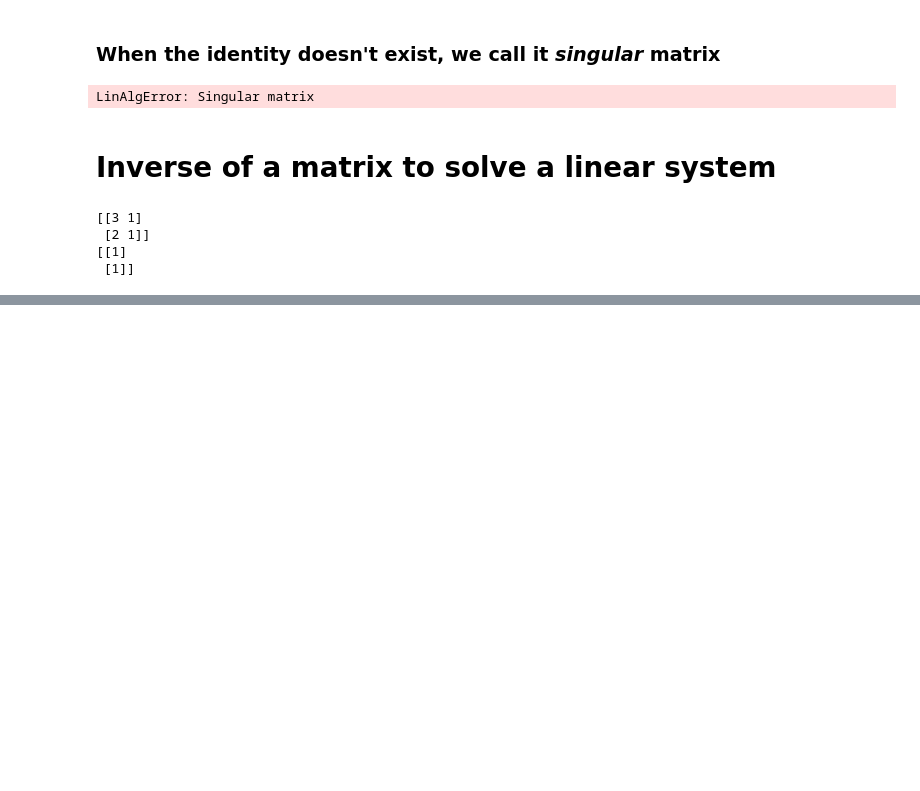
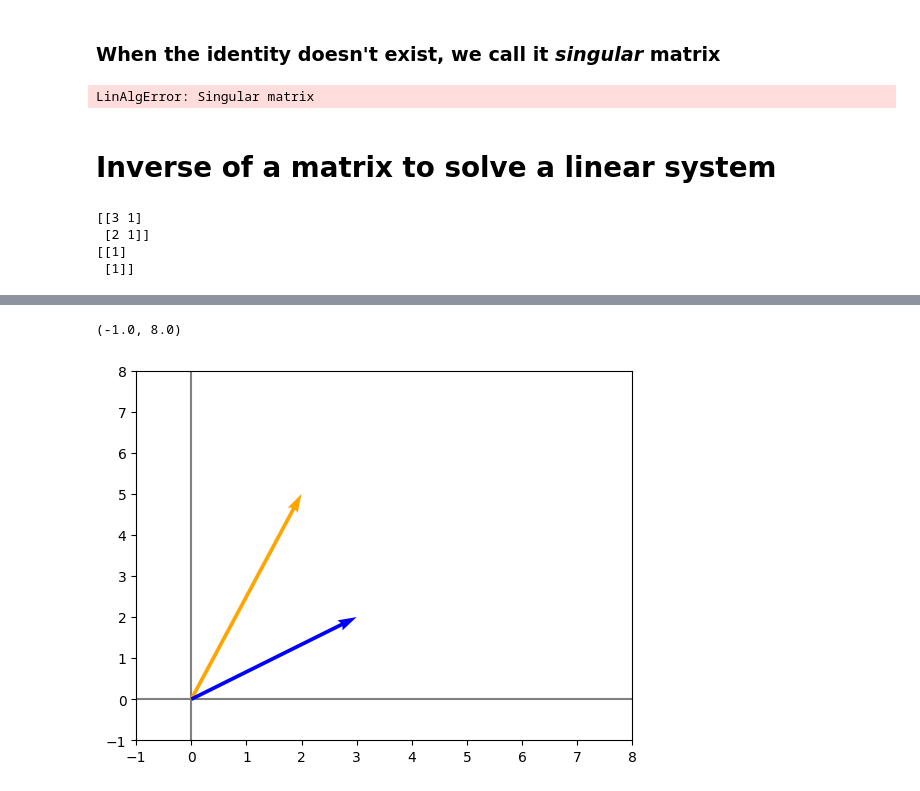
Before and after one commit to PabloBetancur428/Linear-Algebra-platzi, a Jupyter notebook: Linear_algebra_1.ipynb, the cells around one changed output, grey strips where cells are left out. Saved outputs shown, nothing was run; the diff lists cells and outputs as text; code cells hidden in the pictures; blank space fills up the shorter version.

```diff
--- a/Linear_algebra_1.ipynb
+++ b/Linear_algebra_1.ipynb
@@ -494,0 +582,24 @@ print(b)
+# %%
+v1 = np.array([2, 5])
+v2 = np.array([3, 2])
+# %%
+def graph_vecs(vecs, cols, alpha = 1):
+
+    plt.figure()
+    plt.axvline(x=0, color='gray', zorder=0)
+    plt.axhline(y=0, color='gray', zorder=0)
+
+    for i in range(len(vecs)):
+        x = np.concatenate([[0,0], vecs[i]]) #start at 0,0
+        plt.quiver([x[0]],
+                [x[1]],
+                [x[2]],
+                [x[3]],
+                angles='xy', scale_units='xy', scale=1, color=cols[i], alpha=alpha)
+# %%
+graph_vecs([v1, v2], ['orange', 'blue'])
+plt.xlim(-1, 8)
+plt.ylim(-1, 8)
+# %% [output]
+(-1.0, 8.0)
+[figure, added]
```
Also changed, not shown: parts of 35 cells of this notebook.
